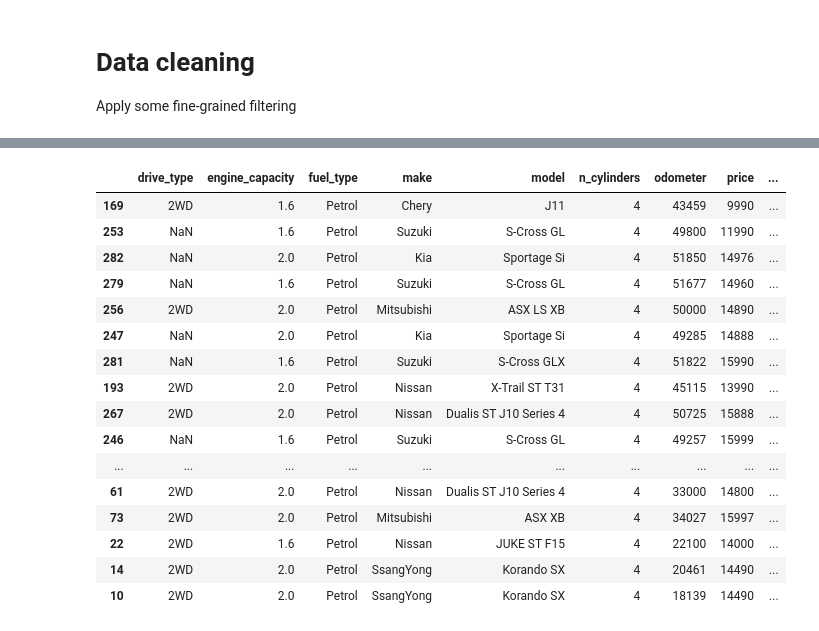
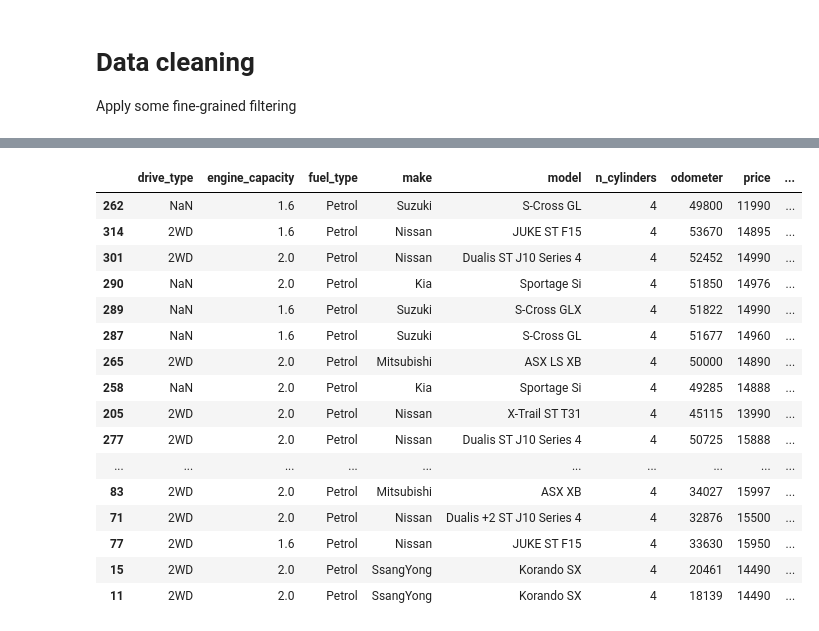
Before and after one commit to dewaldabrie/car, a Jupyter notebook: Analysis.ipynb, the cells around one changed output, grey strips where cells are left out. Drawn from its saved outputs; the diff is of its cells as text; code cells hidden in the pictures.

```diff
--- a/Analysis.ipynb
+++ b/Analysis.ipynb
@@ -10,3 +8,6 @@ data = pd.read_csv('data/items_carsales_16.csv')
+# %%
+filename = 'data/items_carsales_16.csv'
+data = pd.read_csv(filename)
 # %%
 data.head()
 # %% [output]
@@ -35,23 +36,26 @@ data.head()
 # Data cleaning
 Apply some fine-grained filtering
 # %%
-odo_max = 60000
-age_max = 5
-price_max = 16000
-exclude_brands = ['Peugeot', 'Holden', 'SKODA', 'Ford', 'Great', 'Jeep']
-drop_cols = ['manufacturer_marketing_year', 'title', '_type', 'id']
+def clean(data):
+    odo_max = 60000
+    age_max = 5
+    price_max = 16000
+    exclude_brands = ['Peugeot', 'Holden', 'SKODA', 'Ford', 'Great', 'Jeep', 'Chery']
+    drop_cols = ['manufacturer_marketing_year', 'title', '_type', 'id']
 
-initial_len = data.shape[0]
-print("Initial num of records: ", initial_len)
+    initial_len = data.shape[0]
+    print("Initial num of records: ", initial_len)
 
-data = pd.read_csv('data/items_carsales_13.csv')
-df = data
-df = data[data['odometer'] <= odo_max]
-df = df[df['price'] <= price_max]
-df = df[df['year'] >= 2018-age_max]
-brand_mask = df['make'].isin(exclude_brands)
-df = df[~brand_mask]
-df = df.drop(drop_cols, axis=1)
+    data = pd.read_csv(filename)
+    df = data
+    df = data[data['odometer'] <= odo_max]
+    df = df[df['price'] <= price_max]
+    df = df[df['year'] >= 2018-age_max]
+    brand_mask = df['make'].isin(exclude_brands)
+    df = df[~brand_mask]
+    df = df.drop(drop_cols, axis=1)
 
-final_len = df.shape[0]
-print("Final num of records: ", final_len)
+    final_len = df.shape[0]
+    print("Final num of records: ", final_len)
+
+    return df
@@ -79,23 +82,24 @@ df.groupby(['make', 'model']).agg(['mean', 'count']).sort_values(by=('price', 'm
 | Mitsubishi | ASX XB | 2.0 | 1 | 4 | 1 | 34027.000000 | 1 | 15997.000000 | 1 | 2013.000000 | ... |
 # %%
 # add field for price per kilometer on odometer (non-agg)
+df = clean(data)
 df['pricepkm'] = df['price'] / df['odometer']
 df.sort_values(['pricepkm'])
 # %% [output]
 |  | drive_type | engine_capacity | fuel_type | make | model | n_cylinders | odometer | price | ... |
-| 169 | 2WD | 1.6 | Petrol | Chery | J11 | 4 | 43459 | 9990 | ... |
-| 253 | NaN | 1.6 | Petrol | Suzuki | S-Cross GL | 4 | 49800 | 11990 | ... |
-| 282 | NaN | 2.0 | Petrol | Kia | Sportage Si | 4 | 51850 | 14976 | ... |
-| 279 | NaN | 1.6 | Petrol | Suzuki | S-Cross GL | 4 | 51677 | 14960 | ... |
-| 256 | 2WD | 2.0 | Petrol | Mitsubishi | ASX LS XB | 4 | 50000 | 14890 | ... |
-| 247 | NaN | 2.0 | Petrol | Kia | Sportage Si | 4 | 49285 | 14888 | ... |
-| 281 | NaN | 1.6 | Petrol | Suzuki | S-Cross GLX | 4 | 51822 | 15990 | ... |
-| 193 | 2WD | 2.0 | Petrol | Nissan | X-Trail ST T31 | 4 | 45115 | 13990 | ... |
-| 267 | 2WD | 2.0 | Petrol | Nissan | Dualis ST J10 Series 4 | 4 | 50725 | 15888 | ... |
-| 246 | NaN | 1.6 | Petrol | Suzuki | S-Cross GL | 4 | 49257 | 15999 | ... |
+| 262 | NaN | 1.6 | Petrol | Suzuki | S-Cross GL | 4 | 49800 | 11990 | ... |
+| 314 | 2WD | 1.6 | Petrol | Nissan | JUKE ST F15 | 4 | 53670 | 14895 | ... |
+| 301 | 2WD | 2.0 | Petrol | Nissan | Dualis ST J10 Series 4 | 4 | 52452 | 14990 | ... |
+| 290 | NaN | 2.0 | Petrol | Kia | Sportage Si | 4 | 51850 | 14976 | ... |
+| 289 | NaN | 1.6 | Petrol | Suzuki | S-Cross GLX | 4 | 51822 | 14990 | ... |
+| 287 | NaN | 1.6 | Petrol | Suzuki | S-Cross GL | 4 | 51677 | 14960 | ... |
+| 265 | 2WD | 2.0 | Petrol | Mitsubishi | ASX LS XB | 4 | 50000 | 14890 | ... |
+| 258 | NaN | 2.0 | Petrol | Kia | Sportage Si | 4 | 49285 | 14888 | ... |
+| 205 | 2WD | 2.0 | Petrol | Nissan | X-Trail ST T31 | 4 | 45115 | 13990 | ... |
+| 277 | 2WD | 2.0 | Petrol | Nissan | Dualis ST J10 Series 4 | 4 | 50725 | 15888 | ... |
 | ... | ... | ... | ... | ... | ... | ... | ... | ... | ... |
-| 61 | 2WD | 2.0 | Petrol | Nissan | Dualis ST J10 Series 4 | 4 | 33000 | 14800 | ... |
-| 73 | 2WD | 2.0 | Petrol | Mitsubishi | ASX XB | 4 | 34027 | 15997 | ... |
-| 22 | 2WD | 1.6 | Petrol | Nissan | JUKE ST F15 | 4 | 22100 | 14000 | ... |
-| 14 | 2WD | 2.0 | Petrol | SsangYong | Korando SX | 4 | 20461 | 14490 | ... |
-| 10 | 2WD | 2.0 | Petrol | SsangYong | Korando SX | 4 | 18139 | 14490 | ... |
+| 83 | 2WD | 2.0 | Petrol | Mitsubishi | ASX XB | 4 | 34027 | 15997 | ... |
+| 71 | 2WD | 2.0 | Petrol | Nissan | Dualis +2 ST J10 Series 4 | 4 | 32876 | 15500 | ... |
+| 77 | 2WD | 1.6 | Petrol | Nissan | JUKE ST F15 | 4 | 33630 | 15950 | ... |
+| 15 | 2WD | 2.0 | Petrol | SsangYong | Korando SX | 4 | 20461 | 14490 | ... |
+| 11 | 2WD | 2.0 | Petrol | SsangYong | Korando SX | 4 | 18139 | 14490 | ... |
```
Also changed, not shown: parts of 5 cells of this notebook.
